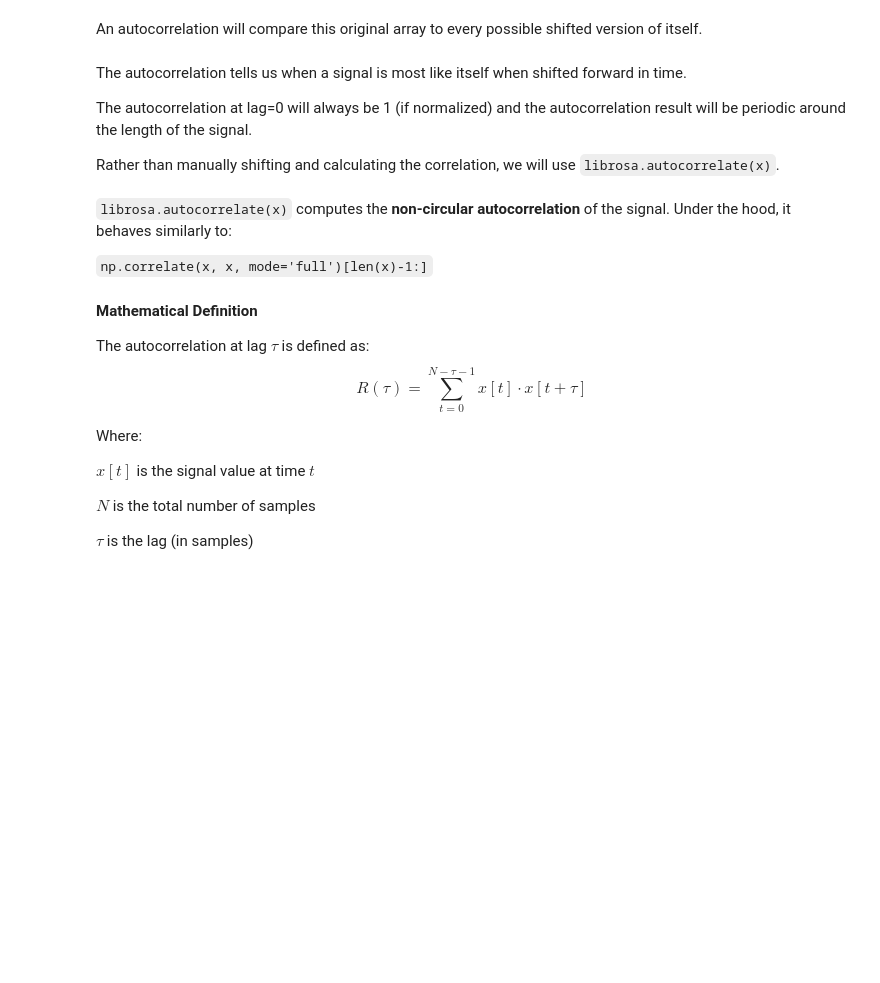
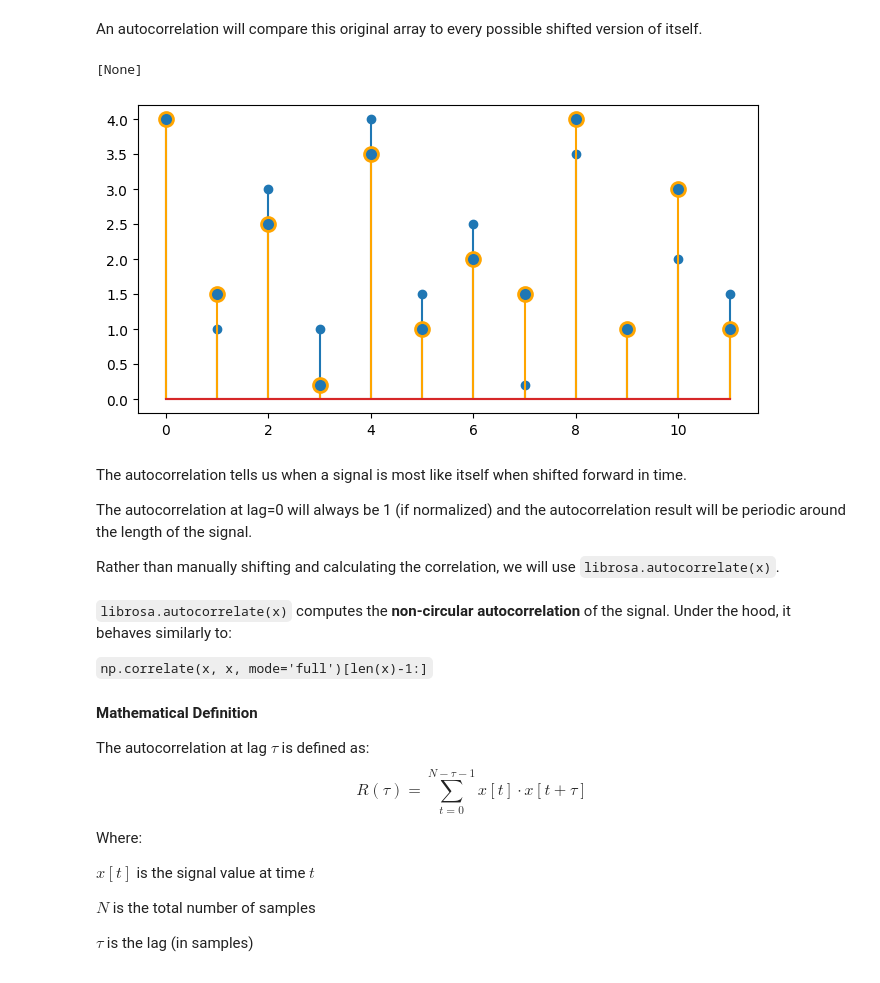
Before and after one commit to thedarknessuser/AudioTechII, a Jupyter notebook: Lectures-Blank/Lesson17_TempoEstimation.ipynb, the cells around one changed output. Cells and saved outputs as stored; diff of their text form; code cells hidden in the pictures; blank space fills up the shorter version.

```diff
--- a/Lectures-Blank/Lesson17_TempoEstimation.ipynb
+++ b/Lectures-Blank/Lesson17_TempoEstimation.ipynb
@@ -48,13 +55,16 @@ An autocorrelation will compare this original array to every possible shifted ve
 # %%
 a = np.roll(vals, -1)
 b = np.roll(vals, -2)
 c = np.roll(vals, -3)
 d = np.roll(vals, -4)
 
 plt.stem(vals)
-(markers, stemlines, baseline) = plt.stem(b)
+(markers, stemlines, baseline) = plt.stem(d)
 plt.setp(markers, markersize=10, markeredgecolor="orange", markeredgewidth=2)
 plt.setp(stemlines, color='orange')
+# %% [output]
+[None]
+[figure, added]
 # %%
 np.corrcoef(vals, a)
 # %% [markdown]
```
Also changed, not shown: parts of 20 cells of this notebook, 2 other files.
